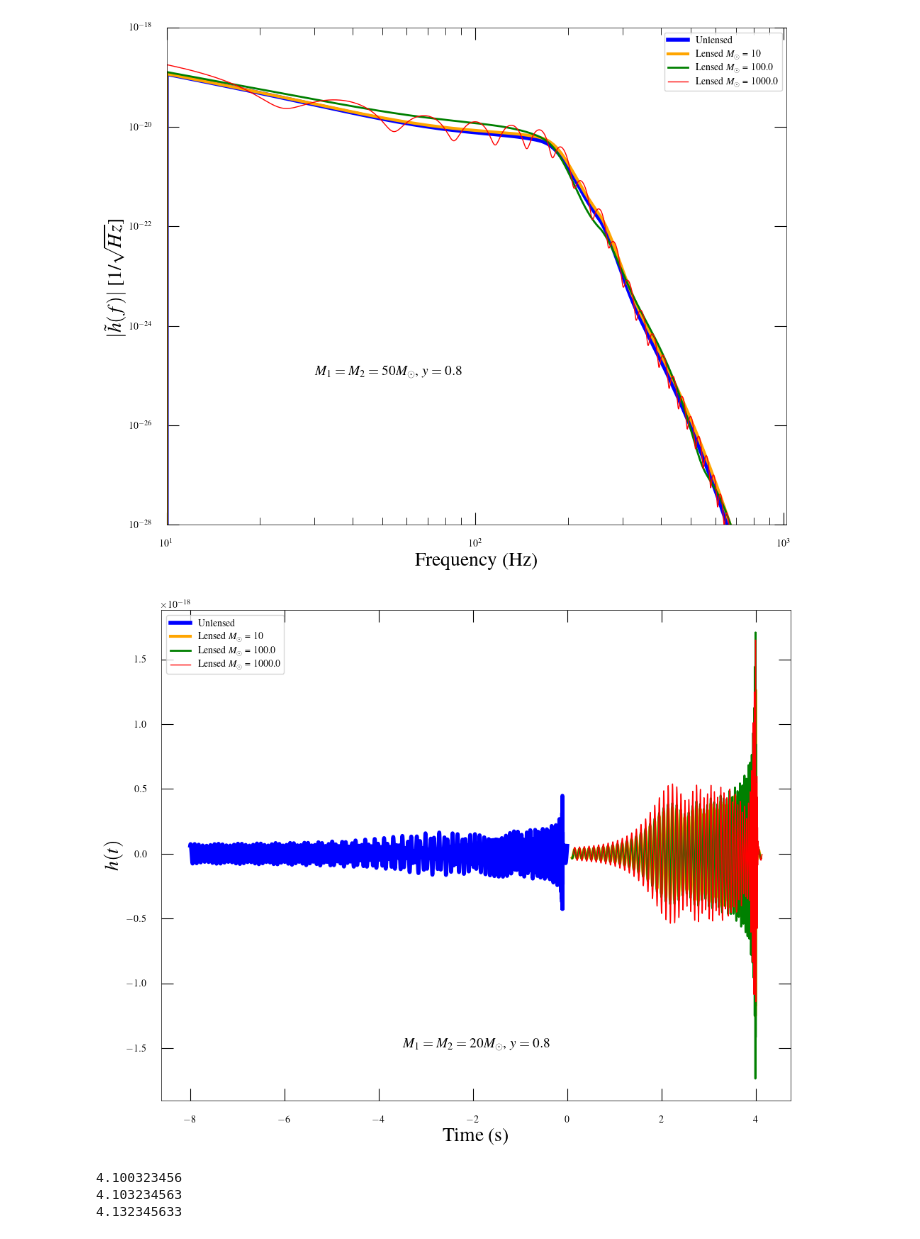
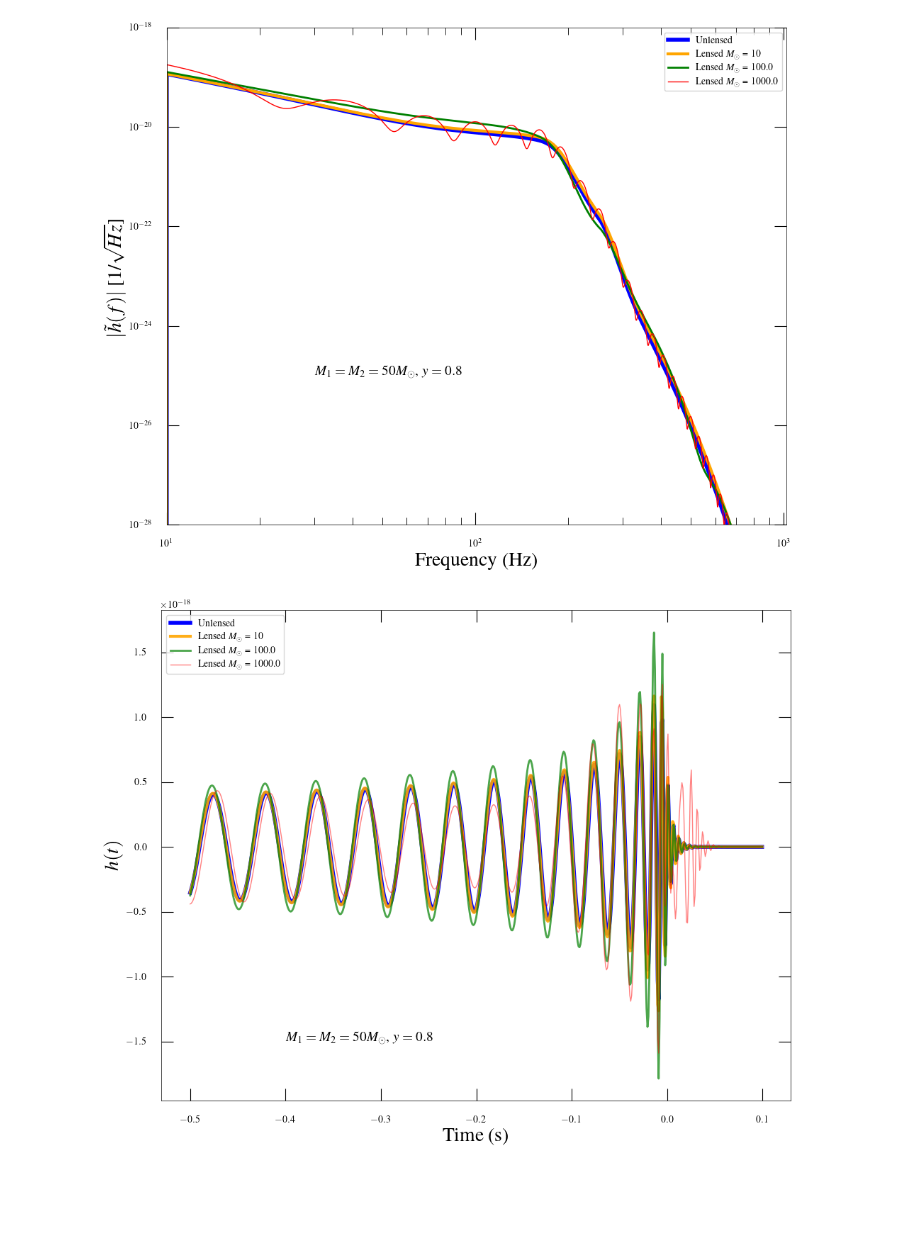
Before and after one commit to AfrozSaqlain/Eccentricity_vs_Lensed, a Jupyter notebook: notebooks/lensing_waveform.ipynb, the cells around one changed output. Drawn from its saved outputs; the diff is of its cells as text; code cells hidden in the pictures; blank space fills up the shorter version.

Commit message:
Added lensed waveform generation notebook

```diff
--- a/notebooks/lensing_waveform.ipynb
+++ b/notebooks/lensing_waveform.ipynb
@@ -190,8 +190,10 @@ plt.show()
 # %% [output]
 [figure]
 # %%
-mass1, mass2 = 20, 20
-# Generating FD waveform
-hp, hc = get_fd_waveform(approximant = 'IMRPhenomD',
+mass1, mass2 = 50, 50
+
+hp, hc = get_td_waveform(approximant = 'IMRPhenomPv2',
                             mass1 = mass1, mass2 = mass2,
-                            f_lower = 10, delta_f = 1.0/8)
+                            f_lower = 10, delta_t = 1.0/1024)
+
+hp_fd = hp.to_frequencyseries()
@@ -208,38 +200,46 @@ for key in hp_lensed:
+# %%
+freq = hp_fd.sample_frequencies
+Mlz = [10,1e2,1e3]
+y = 0.8
+
+hp_lensed = {}
+t_delay = {}
+
+for i in range(len(Mlz)):
+    Ffs = [gwmat.cythonized_point_lens.Ff_effective(f, ml=Mlz[i], y=y) for f in freq]
+    t_delay[i] = point_lens.time_delay(ml=Mlz[i], y=y)
+
+    hp_lensed[i] = FrequencySeries(np.conj(Ffs) * hp_fd.numpy(), delta_f=hp_fd.delta_f, epoch=hp_fd.epoch).to_timeseries().crop(10.5, 4.9)#.cyclic_time_shift(-(t_delay[i] - 0.1))
+
+hp = hp.to_timeseries().crop(10.5, 4.9)
 # %%
 num_curves = len(Mlz)
 linewidths = np.linspace(3, 1, num_curves)
+alpha = np.linspace(0.9, 0.5, num_curves)
 
 plt.figure(figsize=(10, 8))
 
-plt.plot(hp_ts.sample_times, hp_ts.cyclic_time_shift(-0.1), label='Unlensed', color='blue', linewidth=4)
+plt.plot(hp.sample_times, hp, label='Unlensed', color='blue', linewidth=4)
 
 for i in range(num_curves):
-    plt.plot(hp_lensed_ts[i].sample_times, hp_lensed_ts[i],
+    plt.plot(hp_lensed[i].sample_times, hp_lensed[i],
                label=fr'Lensed $M_\odot$ = {Mlz[i]}',
                color=color[i],
-               linewidth=linewidths[i])
+               linewidth=linewidths[i],
+               alpha=alpha[i])
 
 
 plt.xlabel(r"Time (s)")
 plt.ylabel(r'$h(t)$')
-# plt.xlim(10, 1024)
-# plt.ylim(1e-28, 1e-19)
-plt.legend()
+plt.legend(loc='upper left')
 
 ax = plt.gca()
-ax.text(-3.5, -1.5e-18, rf'$M_1 = M_2 = {mass1} M_\odot$, $y = 0.8$', fontsize=14)
+ax.text(-0.4, -1.5e-18, rf'$M_1 = M_2 = {mass1} M_\odot$, $y = 0.8$', fontsize=14)
 
 set_tick_sizes(ax, major=12, minor=7)
 
 plt.tight_layout()
-plt.savefig('FD_lensed_waveform.pdf', bbox_inches='tight', dpi=300)
+plt.savefig('TD_lensed_waveform.pdf', bbox_inches='tight', dpi=300)
 plt.show()
 # %% [output]
-[figure, old version]
+[figure, new version]
-# %%
-for i in range(num_curves):
-    print(hp_lensed_ts[i].end_time)
-# %% [output]
-4.100323456
-4.103234563
-4.132345633
```
Also changed, not shown: parts of 3 cells of this notebook, 2 other files.
